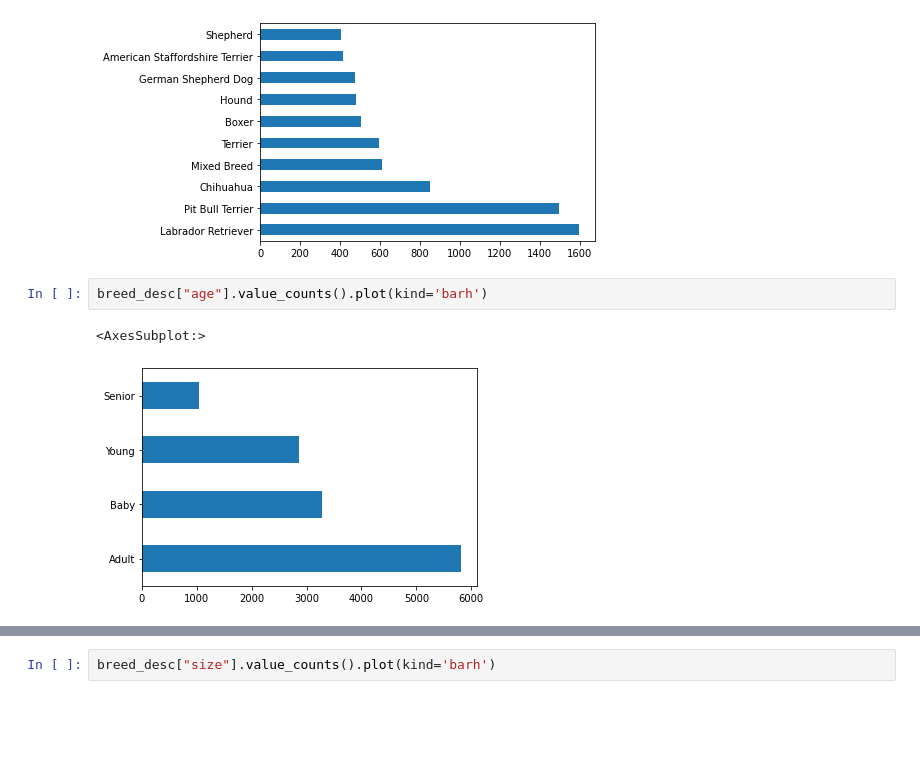
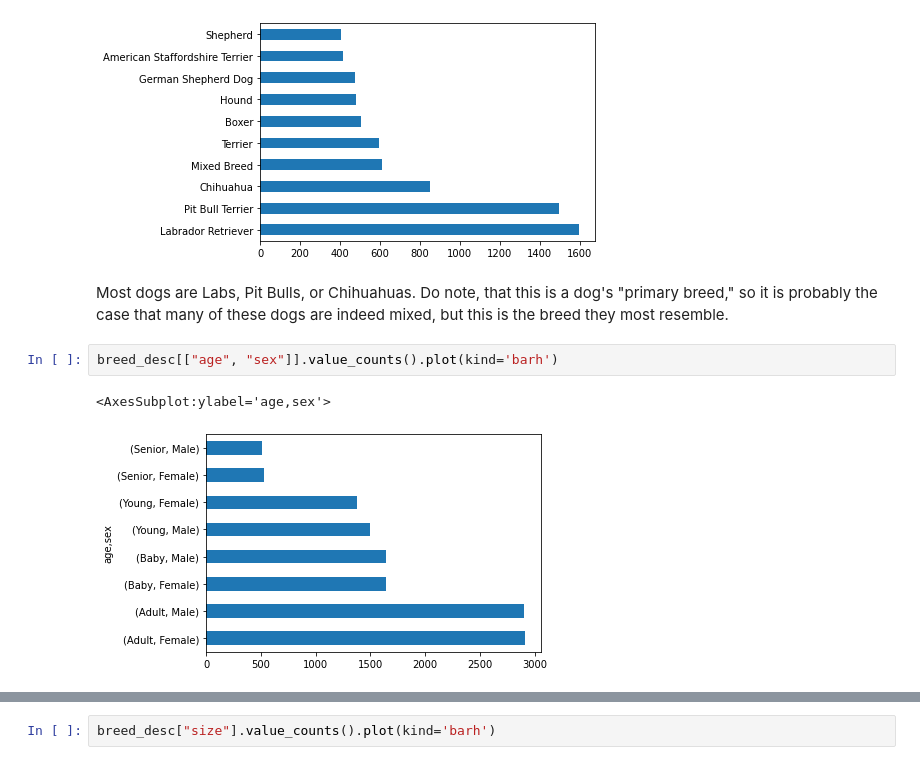
Before and after one commit to isabelizimm/petfinder-analysis, a Jupyter notebook: petfinder_analysis.ipynb, the cells around one changed output, grey strips where cells are left out. Drawn from its saved outputs; the diff is of its cells as text; blank space fills up the shorter version.

```diff
--- a/petfinder_analysis.ipynb
+++ b/petfinder_analysis.ipynb
@@ -95,8 +94,10 @@ breed_desc["breed_primary"].value_counts().head(10).plot(kind='barh')
 # %% [output]
 <AxesSubplot:>
 [figure]
+# %% [markdown]
+Most dogs are Labs, Pit Bulls, or Chihuahuas. Do note, that this is a dog's "primary breed," so it is probably the case that many of these dogs are indeed mixed, but this is the breed they most resemble.
 # %%
-breed_desc["age"].value_counts().plot(kind='barh')
+breed_desc[["age", "sex"]].value_counts().plot(kind='barh')
 # %% [output]
-<AxesSubplot:>
+<AxesSubplot:ylabel='age,sex'>
-[figure, old version]
+[figure, new version]
```
Also changed, not shown: parts of 23 cells of this notebook, 1 other file.
